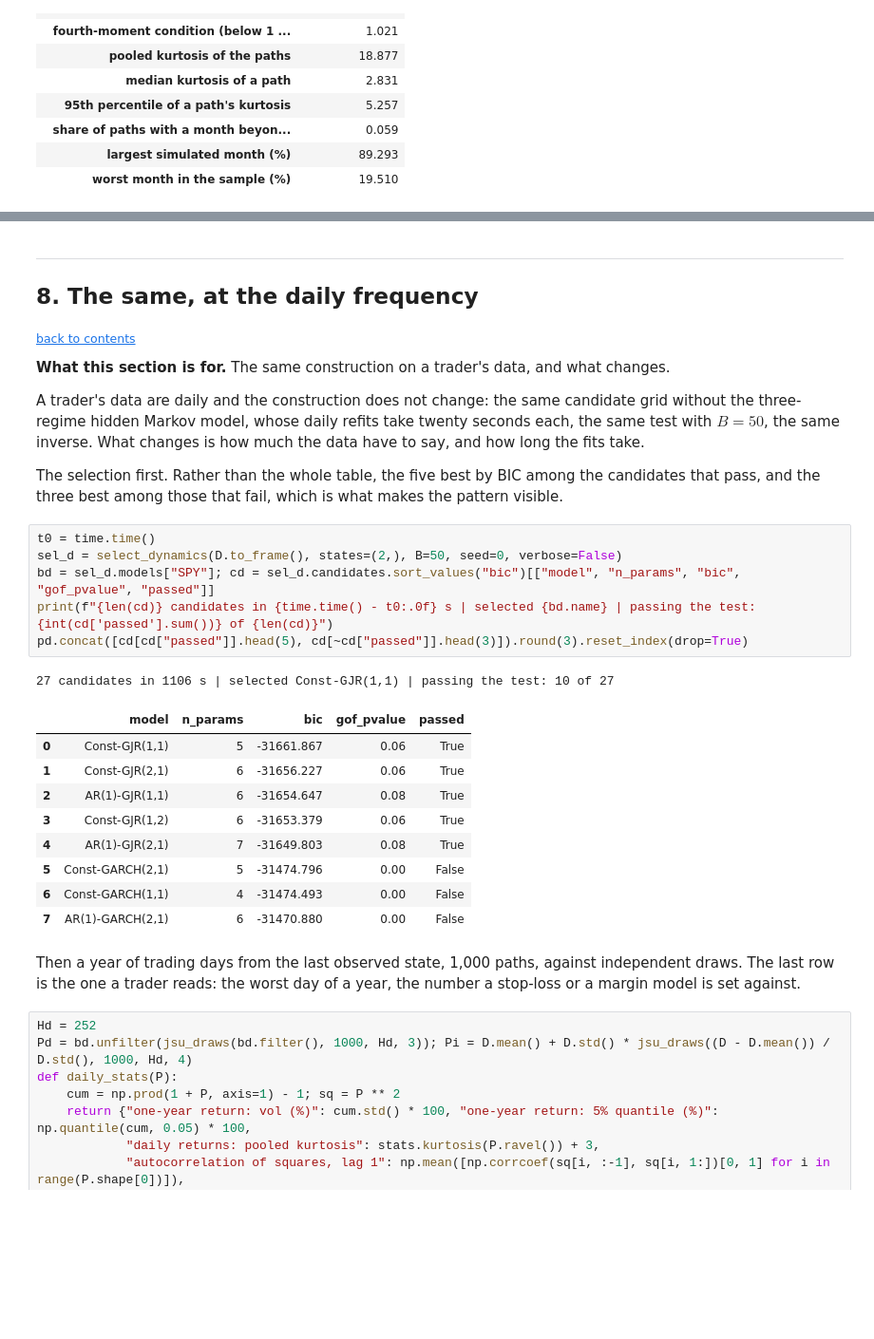
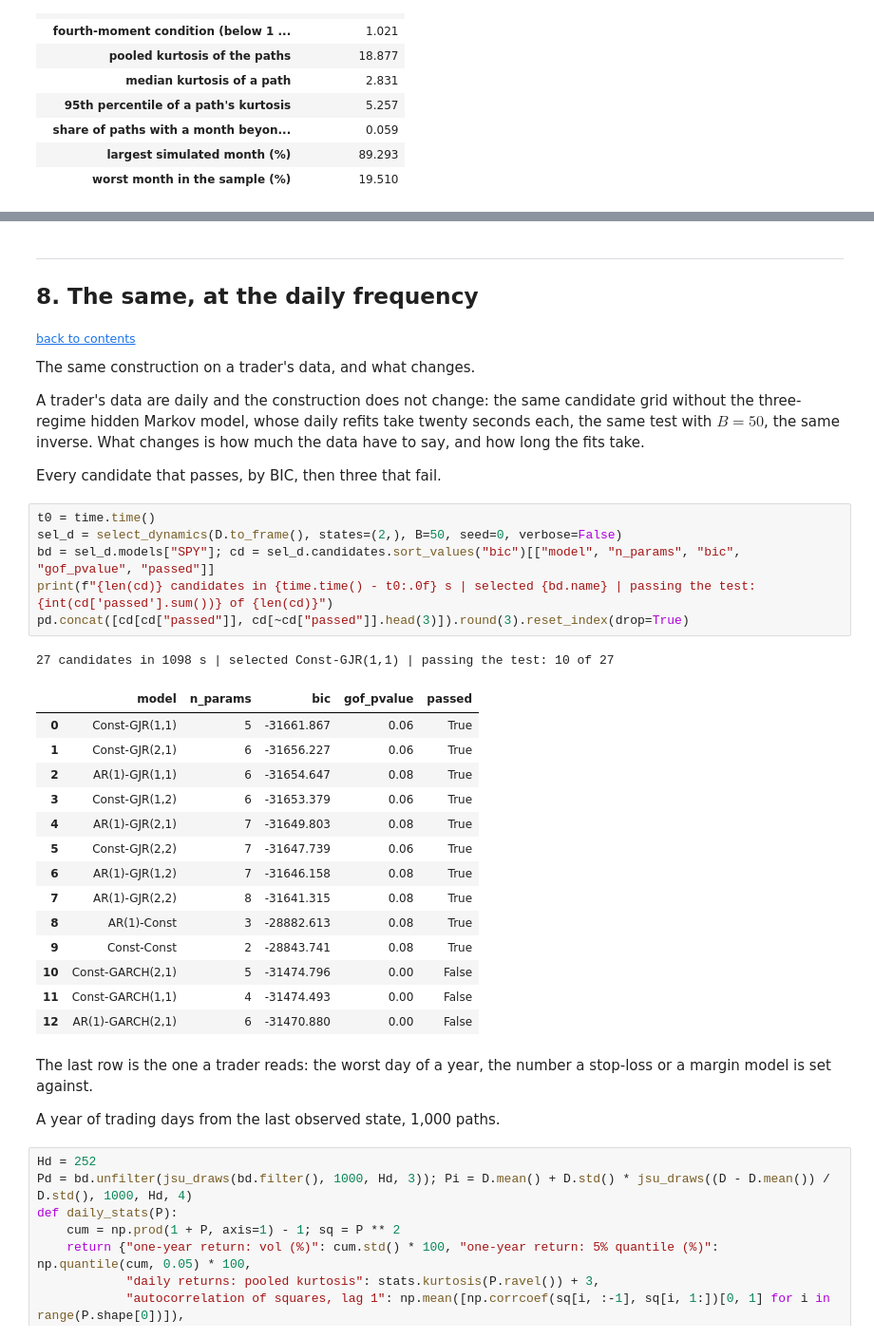
Before and after one commit to mamadouyamar/CVineMarketGen, a Jupyter notebook: examples/04_time_series_of_a_factor.ipynb, the cells around one changed output, grey strips where cells are left out. Shown at 95% size. Saved outputs shown, nothing was run; the diff lists cells and outputs as text; blank space fills up the shorter version.

```diff
--- a/examples/04_time_series_of_a_factor.ipynb
+++ b/examples/04_time_series_of_a_factor.ipynb
@@ -713,7 +702,7 @@ running at once.
 
 <sub>[back to contents](#toc)</sub>
 
-**What this section is for.** The same construction on a trader's data, and what changes.
+The same construction on a trader's data, and what changes.
 
 A trader's data are daily and the construction does not change: the same
 candidate grid without the three-regime hidden Markov model, whose daily
@@ -721,30 +710,34 @@ refits take twenty seconds each, the same test with $B = 50$, the same
 inverse. What changes is how much the data have to say, and how long the fits
 take.
 
-The selection first. Rather than the whole table, the five best by BIC among
-the candidates that pass, and the three best among those that fail, which is
-what makes the pattern visible.
+Every candidate that passes, by BIC, then three that fail.
 # %%
 t0 = time.time()
 sel_d = select_dynamics(D.to_frame(), states=(2,), B=50, seed=0, verbose=False)
 bd = sel_d.models["SPY"]; cd = sel_d.candidates.sort_values("bic")[["model", "n_params", "bic", "gof_pvalue", "passed"]]
 print(f"{len(cd)} candidates in {time.time() - t0:.0f} s | selected {bd.name} | passing the test: {int(cd['passed'].sum())} of {len(cd)}")
-pd.concat([cd[cd["passed"]].head(5), cd[~cd["passed"]].head(3)]).round(3).reset_index(drop=True)
+pd.concat([cd[cd["passed"]], cd[~cd["passed"]].head(3)]).round(3).reset_index(drop=True)
 # %% [output]
-27 candidates in 1106 s | selected Const-GJR(1,1) | passing the test: 10 of 27
+27 candidates in 1098 s | selected Const-GJR(1,1) | passing the test: 10 of 27
 |  | model | n_params | bic | gof_pvalue | passed |
 | 0 | Const-GJR(1,1) | 5 | -31661.867 | 0.06 | True |
 | 1 | Const-GJR(2,1) | 6 | -31656.227 | 0.06 | True |
 | 2 | AR(1)-GJR(1,1) | 6 | -31654.647 | 0.08 | True |
 | 3 | Const-GJR(1,2) | 6 | -31653.379 | 0.06 | True |
 | 4 | AR(1)-GJR(2,1) | 7 | -31649.803 | 0.08 | True |
-| 5 | Const-GARCH(2,1) | 5 | -31474.796 | 0.00 | False |
-| 6 | Const-GARCH(1,1) | 4 | -31474.493 | 0.00 | False |
-| 7 | AR(1)-GARCH(2,1) | 6 | -31470.880 | 0.00 | False |
+| 5 | Const-GJR(2,2) | 7 | -31647.739 | 0.06 | True |
+| 6 | AR(1)-GJR(1,2) | 7 | -31646.158 | 0.08 | True |
+| 7 | AR(1)-GJR(2,2) | 8 | -31641.315 | 0.08 | True |
+| 8 | AR(1)-Const | 3 | -28882.613 | 0.08 | True |
+| 9 | Const-Const | 2 | -28843.741 | 0.08 | True |
+| 10 | Const-GARCH(2,1) | 5 | -31474.796 | 0.00 | False |
+| 11 | Const-GARCH(1,1) | 4 | -31474.493 | 0.00 | False |
+| 12 | AR(1)-GARCH(2,1) | 6 | -31470.880 | 0.00 | False |
 # %% [markdown]
-Then a year of trading days from the last observed state, 1,000 paths,
-against independent draws. The last row is the one a trader reads: the worst
-day of a year, the number a stop-loss or a margin model is set against.
+The last row is the one a trader reads: the worst day of a year, the number a
+stop-loss or a margin model is set against.
+
+A year of trading days from the last observed state, 1,000 paths.
 # %%
 Hd = 252
 Pd = bd.unfilter(jsu_draws(bd.filter(), 1000, Hd, 3)); Pi = D.mean() + D.std() * jsu_draws((D - D.mean()) / D.std(), 1000, Hd, 4)
```
Also changed, not shown: parts of 23 cells of this notebook, 1 other file.
